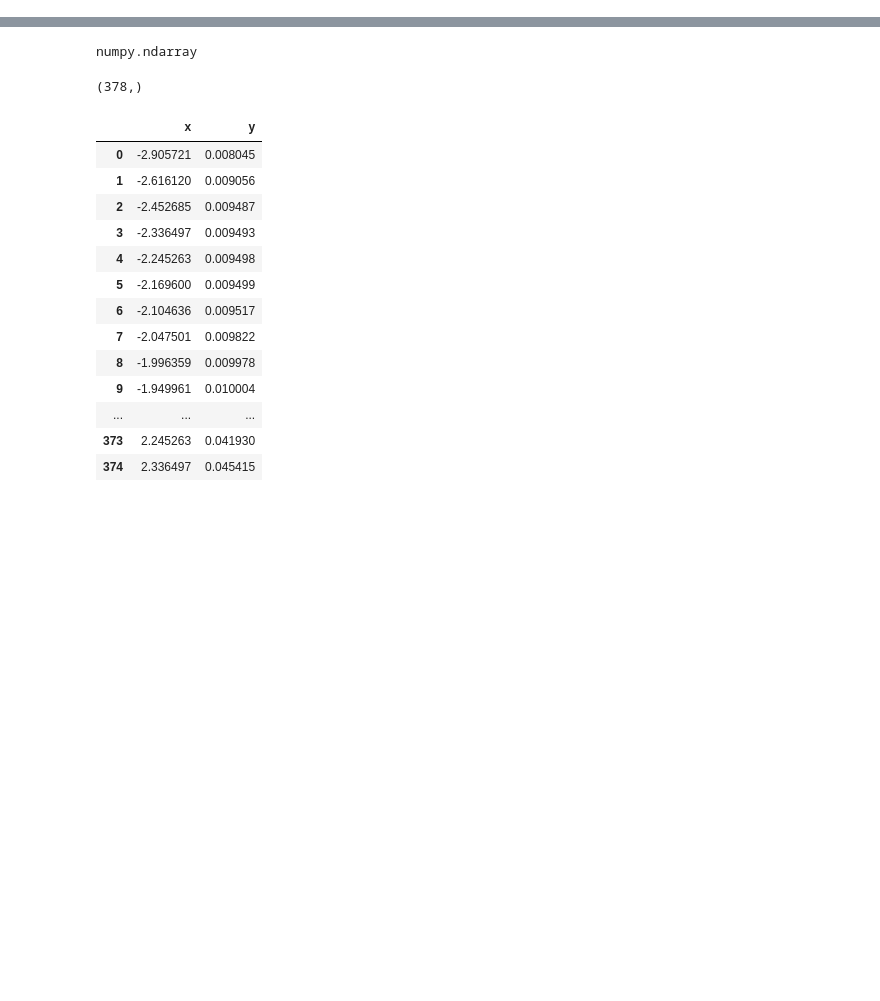
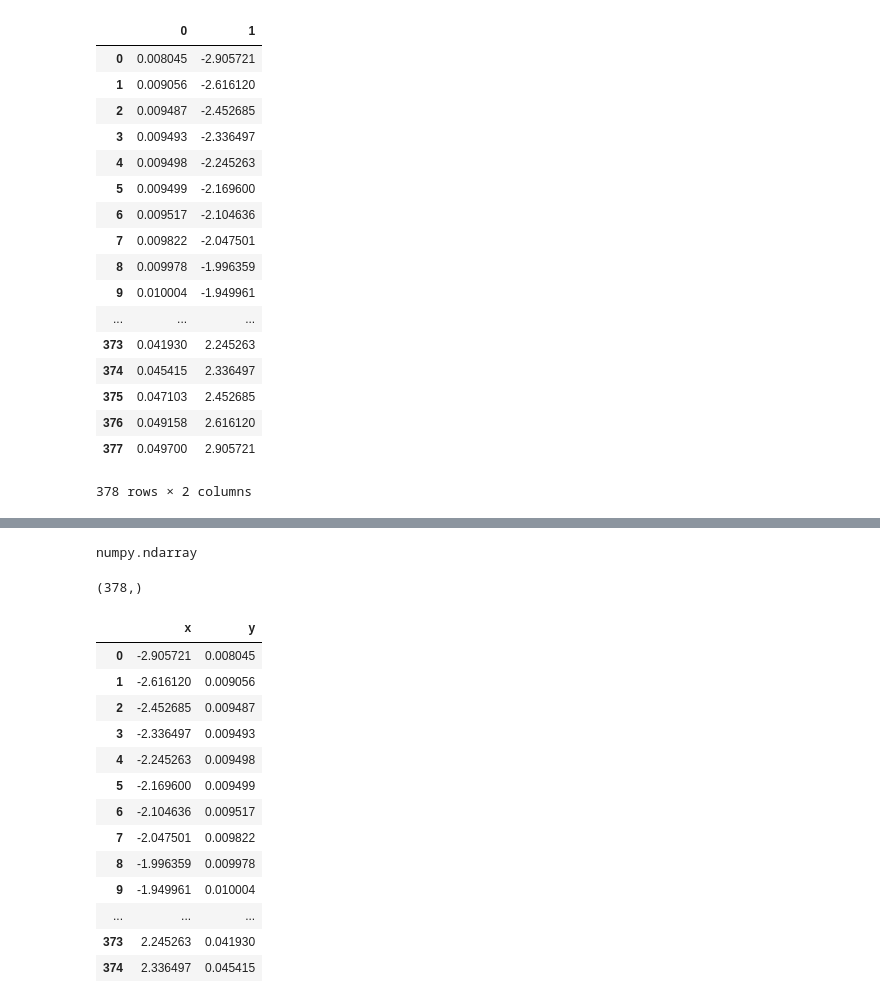
Before and after one commit to adshidtadka/random_telegraph_noise, a Jupyter notebook: apprecation/qqplot_wid_rtn_xscale.ipynb, the cells around one changed output, grey strips where cells are left out. Cells and saved outputs as stored; diff of their text form; code cells hidden in the pictures; blank space fills up the shorter version.

```diff
--- a/apprecation/qqplot_wid_rtn_xscale.ipynb
+++ b/apprecation/qqplot_wid_rtn_xscale.ipynb
@@ -161,0 +90,21 @@ ValueError: DataFrame constructor not properly called!
+# %%
+df
+# %% [output]
+|  | 0 | 1 |
+| 0 | 0.008045 | -2.905721 |
+| 1 | 0.009056 | -2.616120 |
+| 2 | 0.009487 | -2.452685 |
+| 3 | 0.009493 | -2.336497 |
+| 4 | 0.009498 | -2.245263 |
+| 5 | 0.009499 | -2.169600 |
+| 6 | 0.009517 | -2.104636 |
+| 7 | 0.009822 | -2.047501 |
+| 8 | 0.009978 | -1.996359 |
+| 9 | 0.010004 | -1.949961 |
+| ... | ... | ... |
+| 373 | 0.041930 | 2.245263 |
+| 374 | 0.045415 | 2.336497 |
+| 375 | 0.047103 | 2.452685 |
+| 376 | 0.049158 | 2.616120 |
+| 377 | 0.049700 | 2.905721 |
+378 rows × 2 columns
```
Also changed, not shown: parts of 10 cells of this notebook, 5 other files.
